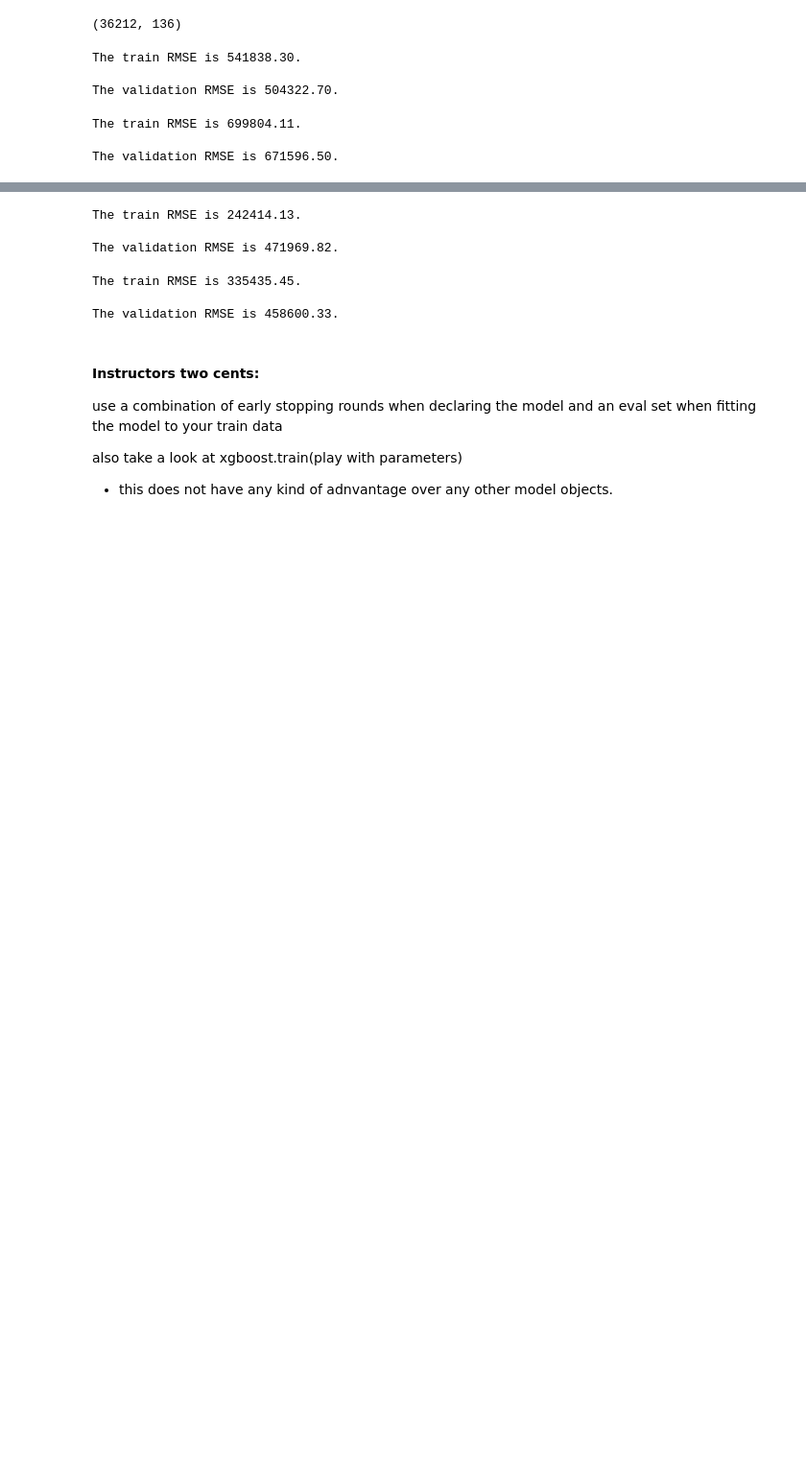
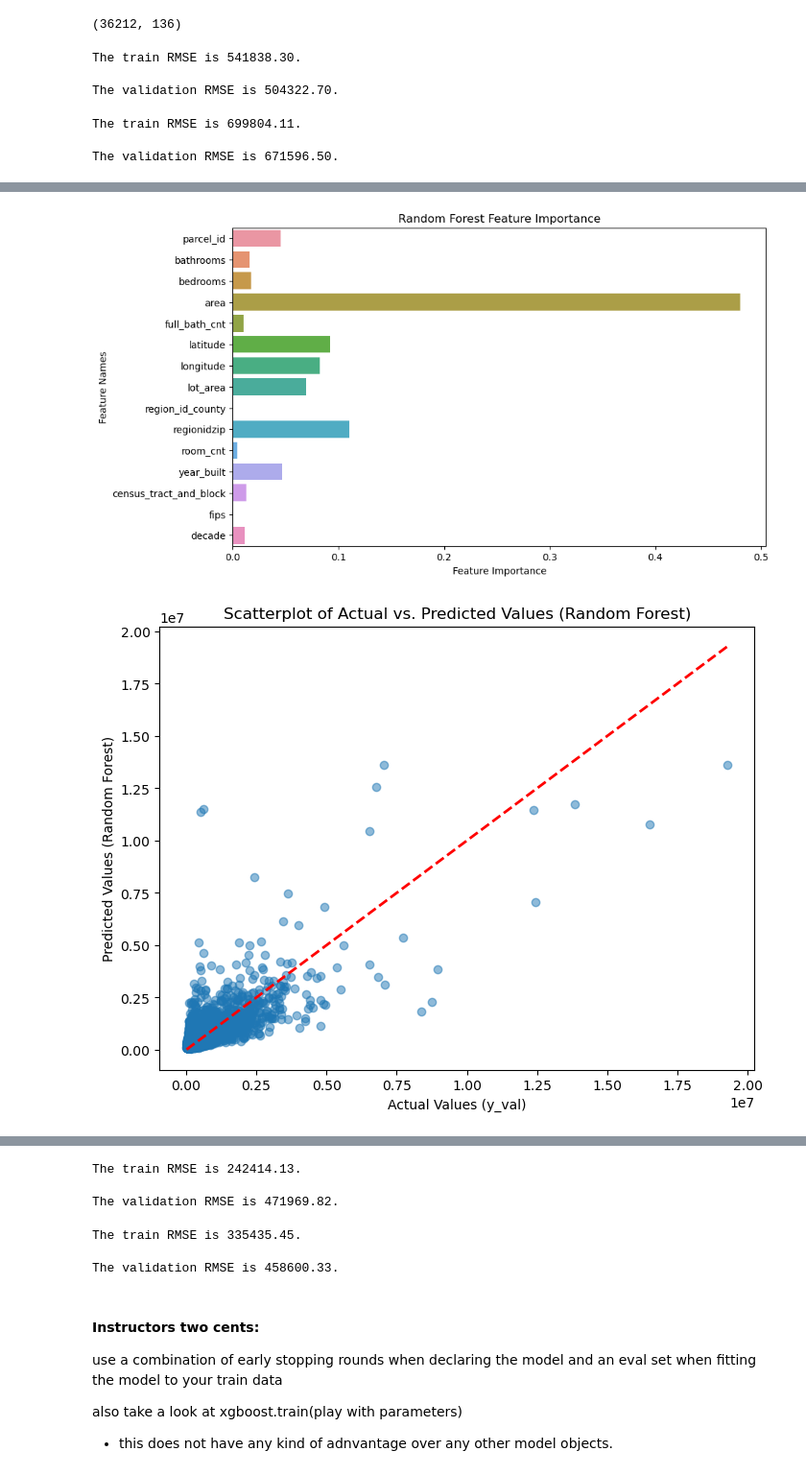
Before and after one commit to Marc-Aradillas/zillow_project, a Jupyter notebook: working_notebook.ipynb, the cells around one changed output, grey strips where cells are left out. Shown at 96% size. Saved outputs shown, nothing was run; the diff lists cells and outputs as text; code cells hidden in the pictures; blank space fills up the shorter version.

```diff
--- a/working_notebook.ipynb
+++ b/working_notebook.ipynb
@@ -1299,0 +1334,46 @@ print(f'The validation RMSE is {val_rmse:.2f}.\n\n')
+# %%
+from sklearn.ensemble import RandomForestRegressor
+
+# Assuming you have trained your Random Forest Regression model (rf_model) using your train_and_evaluate_model function
+
+feature_names = X_train.columns.to_list()
+
+# Feature Importance Plot
+feature_importance = trained_model.feature_importances_
+plt.figure(figsize=(10, 6))
+sns.barplot(x=feature_importance, y=feature_names)
+plt.xlabel("Feature Importance")
+plt.ylabel("Feature Names")
+plt.title("Random Forest Feature Importance")
+plt.show()
+
+# Scatterplot of Actual vs. Predicted Values
+predicted_val_rf = trained_model.predict(X_val)
+plt.figure(figsize=(8, 6))
+plt.scatter(y_val, predicted_val_rf, alpha=0.5)
+plt.xlabel("Actual Values (y_val)")
+plt.ylabel("Predicted Values (Random Forest)")
+plt.title("Scatterplot of Actual vs. Predicted Values (Random Forest)")
+plt.plot([min(y_val), max(y_val)], [min(y_val), max(y_val)], linestyle='--', color='red', lw=2)
+plt.show()
+
+# Residual Plot
+residuals_rf = y_val - predicted_val_rf
+plt.figure(figsize=(8, 6))
+plt.scatter(predicted_val_rf, residuals_rf, alpha=0.5)
+plt.xlabel("Predicted Values (Random Forest)")
+plt.ylabel("Residuals")
+plt.title("Residual Plot (Random Forest)")
+plt.axhline(y=0, color='red', linestyle='--', lw=2)
+plt.show()
+
+# Distribution of Residuals (Random Forest)
+plt.figure(figsize=(8, 6))
+sns.histplot(residuals_rf, kde=True)
+plt.xlabel("Residuals (Random Forest)")
+plt.ylabel("Frequency")
+plt.title("Distribution of Residuals (Random Forest)")
+plt.show()
+# %% [output]
+[figure, added]
+[figure, added]
```
Also changed, not shown: parts of 54 cells of this notebook, 4 other files.
